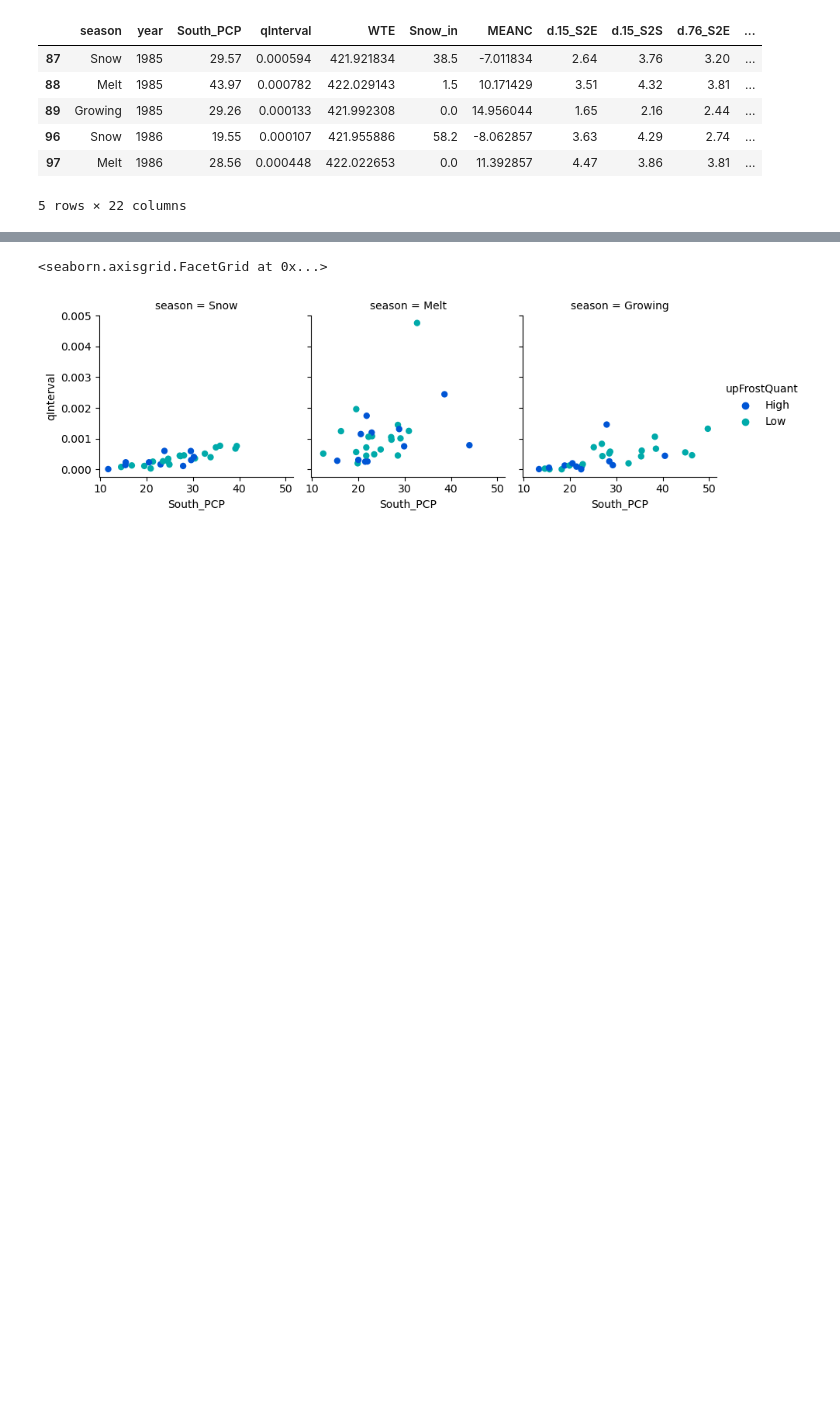
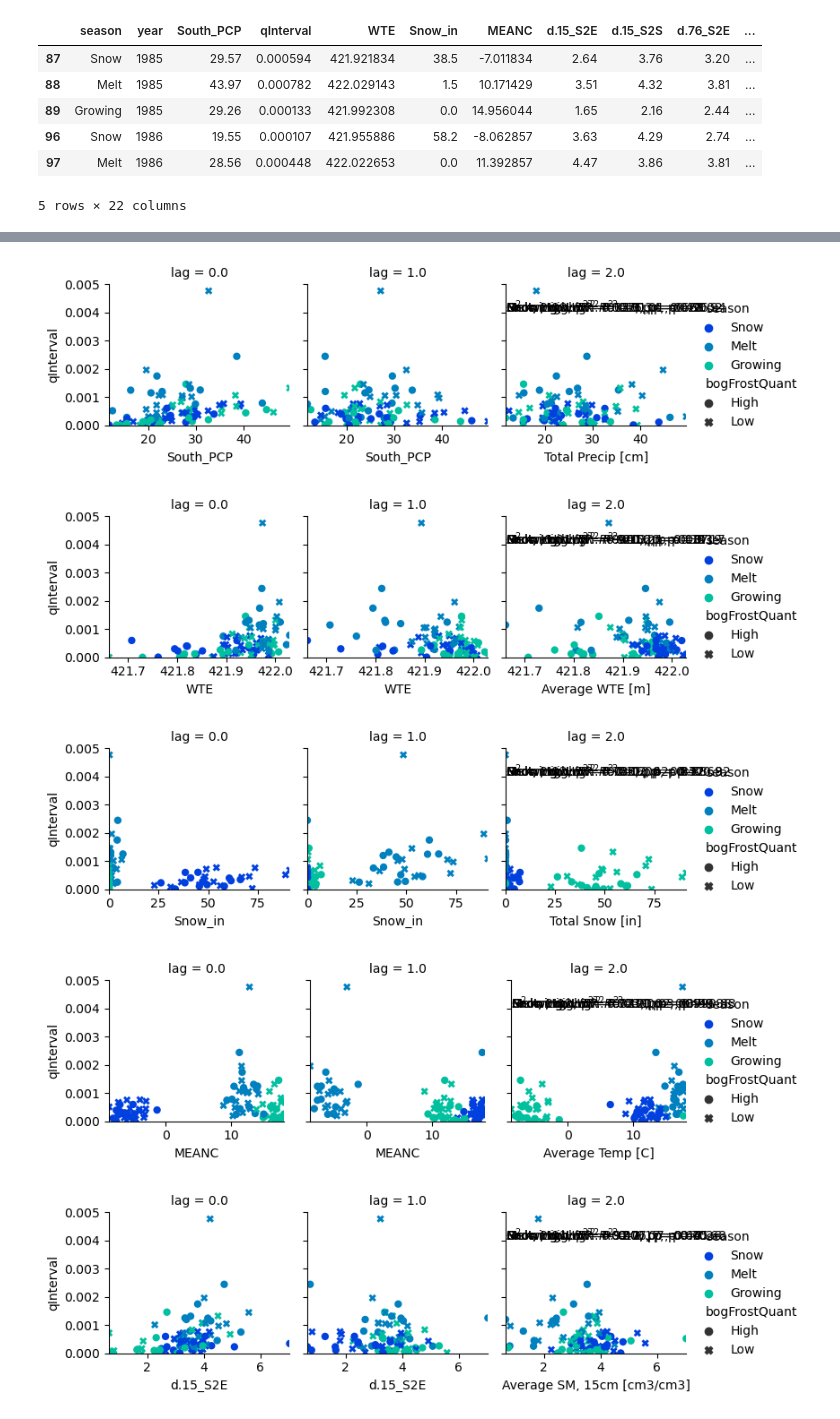
Before and after one commit to mwdjones/process-networks, a Jupyter notebook: 01_climateVariable_exploration.ipynb, the cells around one changed output, grey strips where cells are left out. Saved outputs shown, nothing was run; the diff lists cells and outputs as text; code cells hidden in the pictures; blank space fills up the shorter version.

Commit message:
so many scatterplots

```diff
--- a/01_climateVariable_exploration.ipynb
+++ b/01_climateVariable_exploration.ipynb
@@ -386,7 +386,48 @@ Index(['season', 'year', 'South_PCP', 'qInterval', 'WTE', 'Snow_in', 'MEANC',
-# %%
-sns.relplot(data = data_quadrats, x = 'South_PCP', y = 'qInterval', hue = 'upFrostQuant',
-                col = 'season',
-                 height = 3, aspect = 1, palette = 'winter', linewidth = 0)
-# %% [output]
-<seaborn.axisgrid.FacetGrid at 0x...>
-[figure, removed]
+# %%
+def plotScatter_byQuad(data, x, y, colors, shape, label, labels = False):
+    sns.relplot(data = data, x = x, y = y, hue = colors,
+                    col = 'lag',
+                    palette = 'winter',
+                    linewidth = 0,
+                    style = shape,
+                    legend = labels,
+                    height = 2.5,
+                    aspect = 1)
+    plt.ylim(0, 0.005)
+    plt.xlim(min(data[x]), max(data[x]))
+    plt.xlabel(label)
+    _, _, r_value, p_value, _ = scipy.stats.linregress(data[x], data[y])
+    plt.annotate(r"$R^2$ = {:.2f}, p = {:.2f}".format(r_value, p_value), (min(data[x]), 0.004))
+    for i in set(data[colors]):
+        for j in set(data[shape]):
+            temp_x = data[(data[colors] == i) & (data[shape] == j)][x]
+            temp_y = data[(data[colors] == i) & (data[shape] == j)][y]
+            if((len(temp_x) > 0) & (len(temp_y) > 0)):
+                _, _, r_value, p_value, _ = scipy.stats.linregress(temp_x, temp_y)
+                plt.annotate(i + ", " + j + r": $R^2$ = {:.2f}, p = {:.2f}".format(r_value, p_value), (min(data[x]), 0.004))
+
+    plt.savefig('./Figures/Variable Exploration Plots/Lag Correlation Plots/SeasonalStreamflowDrivers_nolag_allSeasons_' + x + '_' + shape + '.pdf',
+            bbox_to_inches = 'tight')
+    plt.show()
+# %%
+#Plots of seasonal variables affecting streamflow - single lag (0)
+plotScatter_byQuad(data_merged_frost, 'South_PCP', 'qInterval', 'season', 'bogFrostQuant',
+            'Total Precip [cm]', labels = True)
+plotScatter_byQuad(data_merged_frost, 'WTE', 'qInterval', 'season', 'bogFrostQuant',
+            'Average WTE [m]', labels = True)
+plotScatter_byQuad(data_merged_frost, 'Snow_in', 'qInterval', 'season', 'bogFrostQuant',
+            'Total Snow [in]', labels = True)
+plotScatter_byQuad(data_merged_frost, 'MEANC', 'qInterval', 'season', 'bogFrostQuant',
+            'Average Temp [C]', labels = True)
+plotScatter_byQuad(data_merged_frost, 'd.15_S2E', 'qInterval', 'season', 'bogFrostQuant',
+            'Average SM, 15cm [cm3/cm3]', labels = True)
+plotScatter_byQuad(data_merged_frost, 'd.76_S2E', 'qInterval', 'season', 'bogFrostQuant',
+            'Average SM, 76cm [cm3/cm3]', labels = True)
+plotScatter_byQuad(data_merged_frost, 'd.137_S2E', 'qInterval', 'season', 'bogFrostQuant',
+            'Average SM, 137cm [cm3/cm3]', labels = True)
+# %% [output]
+[figure, added]
+[figure, added]
+[figure, added]
+[figure, added]
+[figure, added]
```
Also changed, not shown: parts of 5 cells of this notebook, 50 other files.
